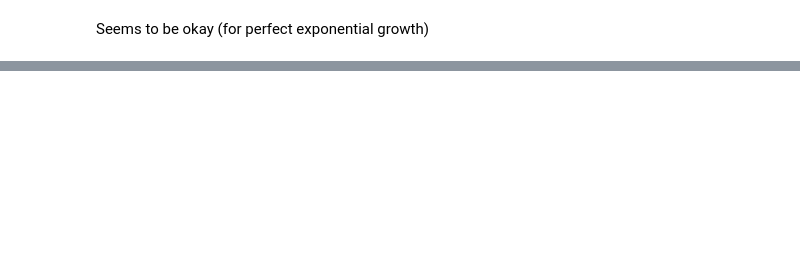
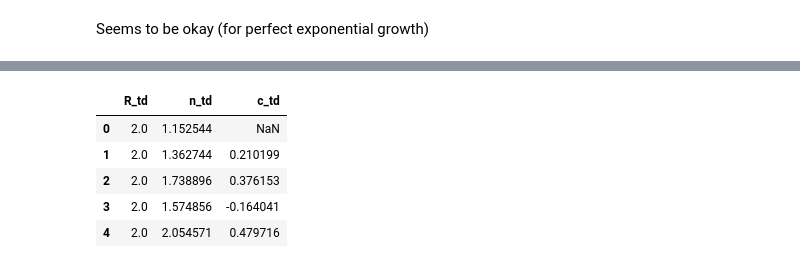
Before and after one commit to oscovida/oscovida, a Jupyter notebook: notebooks/r-factor.ipynb, the cells around one changed output, grey strips where cells are left out. Saved outputs shown, nothing was run; the diff lists cells and outputs as text; code cells hidden in the pictures; blank space fills up the shorter version.

```diff
--- a/notebooks/r-factor.ipynb
+++ b/notebooks/r-factor.ipynb
@@ -394,5 +476,12 @@ ax2.legend()
 # %%
 df = pd.DataFrame({'R_td' : Rvec[0:-1], 'n_td' : n_fake[:-1], 'c_td' : n_fake.diff()[:-1]})
 # %%
-df.shape
+df.head()
+# %% [output]
+|  | R_td | n_td | c_td |
+| 0 | 2.0 | 1.152544 | NaN |
+| 1 | 2.0 | 1.362744 | 0.210199 |
+| 2 | 2.0 | 1.738896 | 0.376153 |
+| 3 | 2.0 | 1.574856 | -0.164041 |
+| 4 | 2.0 | 2.054571 | 0.479716 |
 # %%
```
Also changed, not shown: parts of 84 cells of this notebook.
